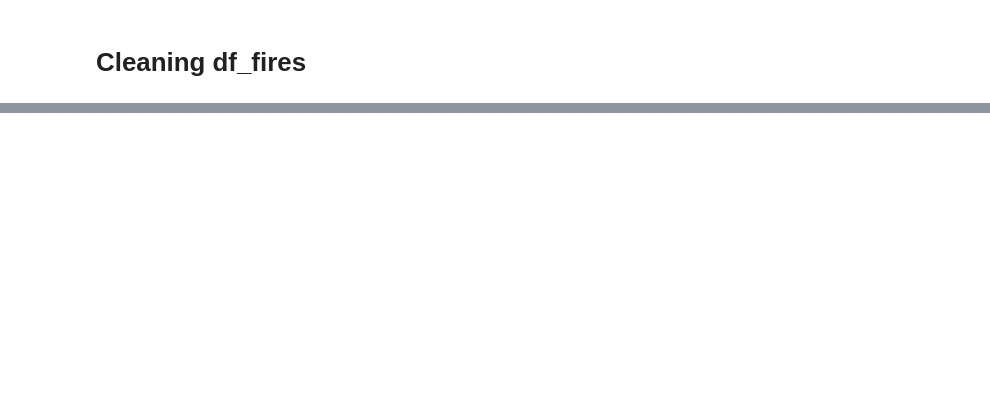
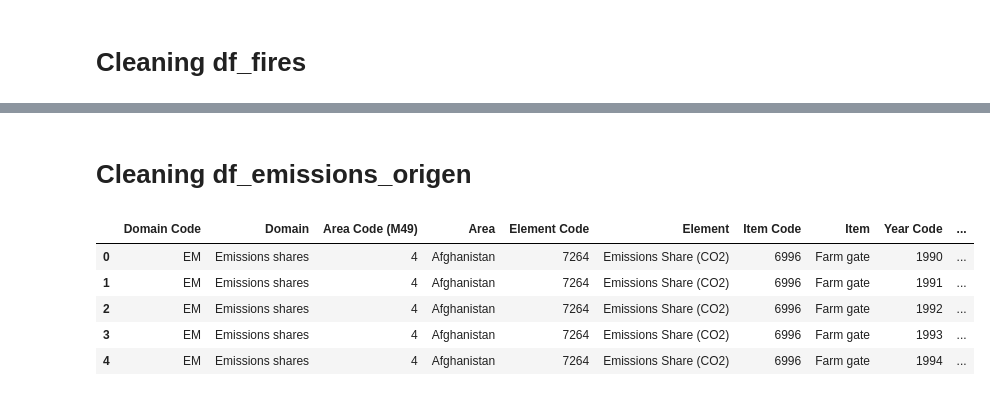
Before and after one commit to AlfonsoUrra/Climate-Change-Predictive-Model, a Jupyter notebook: src/Main.ipynb, the cells around one changed output, grey strips where cells are left out. Drawn from its saved outputs; the diff is of its cells as text; code cells hidden in the pictures; blank space fills up the shorter version.

```diff
--- a/src/Main.ipynb
+++ b/src/Main.ipynb
@@ -156,0 +287,11 @@ df_fires['Description'].unique()
+# %% [markdown]
+# Cleaning df_emissions_origen
+# %%
+df_emissions_origen.head()
+# %% [output]
+|  | Domain Code | Domain | Area Code (M49) | Area | Element Code | Element | Item Code | Item | Year Code | ... |
+| 0 | EM | Emissions shares | 4 | Afghanistan | 7264 | Emissions Share (CO2) | 6996 | Farm gate | 1990 | ... |
+| 1 | EM | Emissions shares | 4 | Afghanistan | 7264 | Emissions Share (CO2) | 6996 | Farm gate | 1991 | ... |
+| 2 | EM | Emissions shares | 4 | Afghanistan | 7264 | Emissions Share (CO2) | 6996 | Farm gate | 1992 | ... |
+| 3 | EM | Emissions shares | 4 | Afghanistan | 7264 | Emissions Share (CO2) | 6996 | Farm gate | 1993 | ... |
+| 4 | EM | Emissions shares | 4 | Afghanistan | 7264 | Emissions Share (CO2) | 6996 | Farm gate | 1994 | ... |
```
Also changed, not shown: parts of 33 cells of this notebook, 1 other file.
